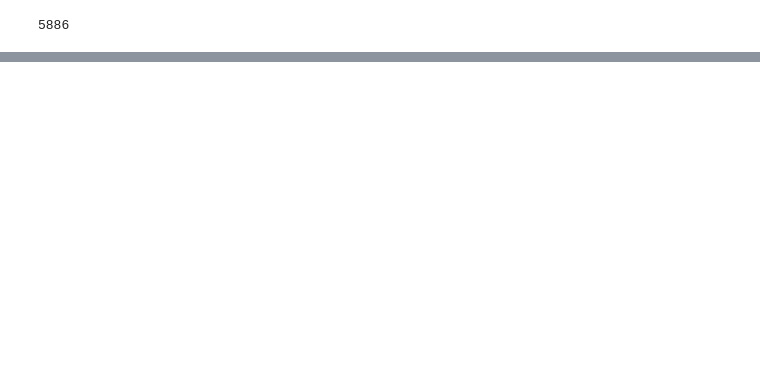
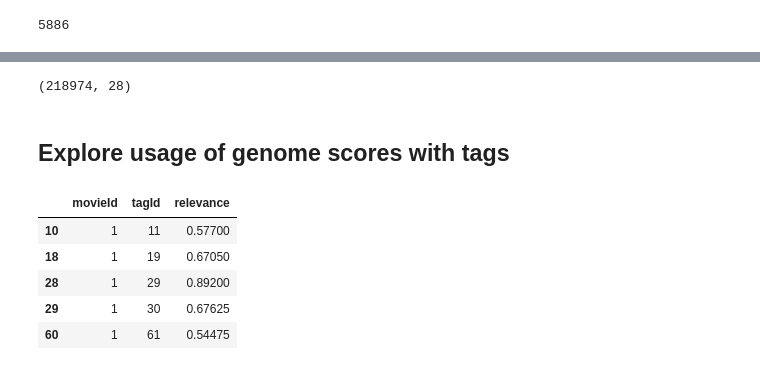
Before and after one commit to m-np/movielens20M, a Jupyter notebook: explore-dataset-movielens20m.ipynb, the cells around one changed output, grey strips where cells are left out. Drawn from its saved outputs; the diff is of its cells as text; code cells hidden in the pictures; blank space fills up the shorter version.

```diff
--- a/explore-dataset-movielens20m.ipynb
+++ b/explore-dataset-movielens20m.ipynb
@@ -302,0 +362,8 @@ len(clusterid_to_tag)
+# %%
+# left outer join
+new_movie = pd.merge(movie, tag_df1, on='movieId', how='left')
+new_movie = new_movie[new_movie.relevant_tags == True]
+new_movie = new_movie.dropna()
+new_movie.shape
+# %% [output]
+(218974, 28)
@@ -302,0 +375,11 @@ len(clusterid_to_tag)
+# %% [markdown]
+## Explore usage of genome scores with tags
+# %%
+genome_scores2.head()
+# %% [output]
+|  | movieId | tagId | relevance |
+| 10 | 1 | 11 | 0.57700 |
+| 18 | 1 | 19 | 0.67050 |
+| 28 | 1 | 29 | 0.89200 |
+| 29 | 1 | 30 | 0.67625 |
+| 60 | 1 | 61 | 0.54475 |
```
Also changed, not shown: parts of 26 cells of this notebook.
